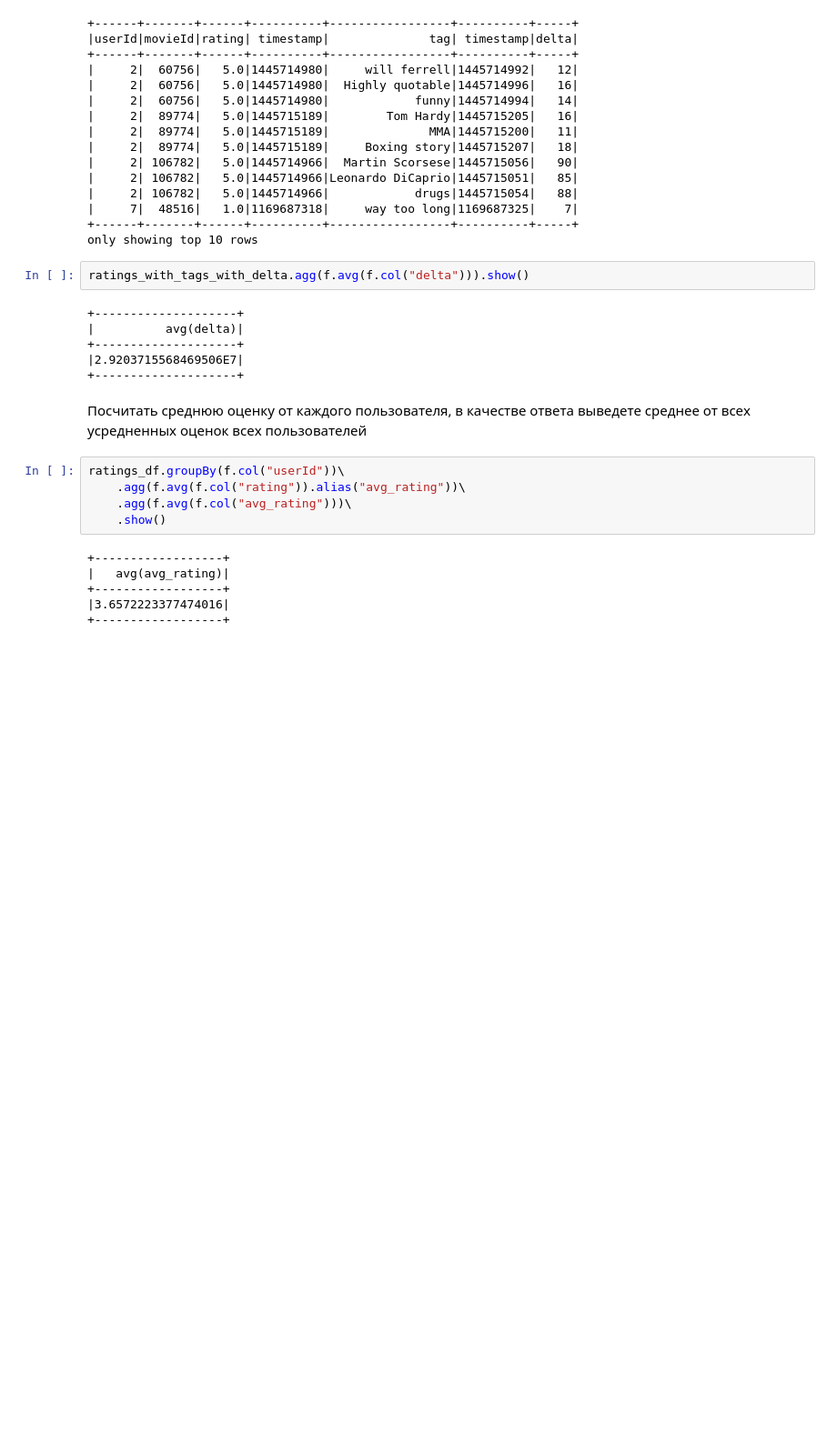
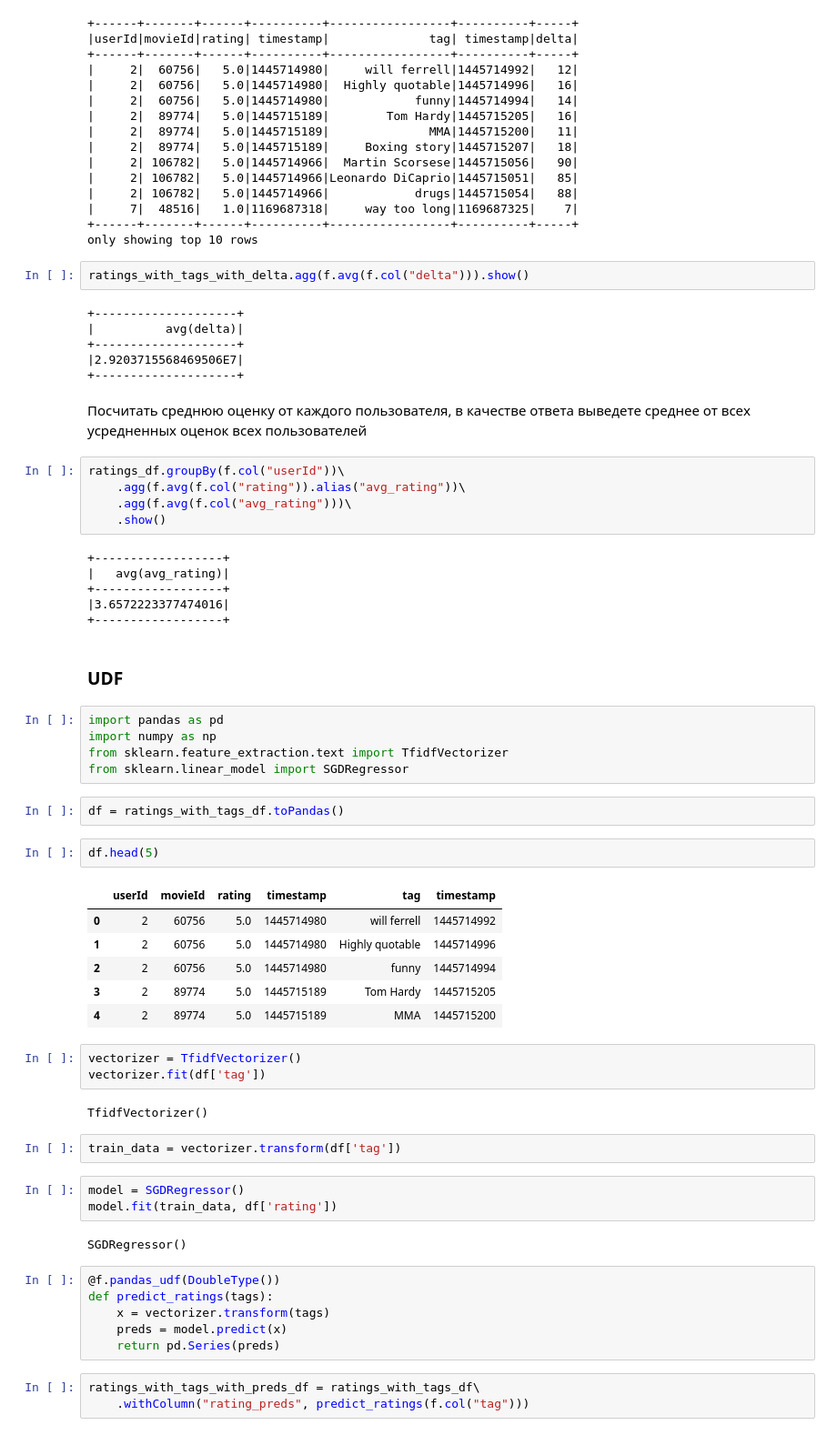
Before and after one commit to adanyaev/bigdata-hw-itmo, a Jupyter notebook: hw2/task1.ipynb, the cells around one changed output. Shown at 91% size. Drawn from its saved outputs; the diff is of its cells as text; blank space fills up the shorter version.

```diff
--- a/hw2/task1.ipynb
+++ b/hw2/task1.ipynb
@@ -174,3 +174,42 @@ ratings_df.groupBy(f.col("userId"))\
 +------------------+
 |3.6572223377474016|
 +------------------+
+# %% [markdown]
+### UDF
+# %%
+import pandas as pd
+import numpy as np
+from sklearn.feature_extraction.text import TfidfVectorizer
+from sklearn.linear_model import SGDRegressor
+# %%
+df = ratings_with_tags_df.toPandas()
+# %%
+df.head(5)
+# %% [output]
+|  | userId | movieId | rating | timestamp | tag | timestamp |
+| 0 | 2 | 60756 | 5.0 | 1445714980 | will ferrell | 1445714992 |
+| 1 | 2 | 60756 | 5.0 | 1445714980 | Highly quotable | 1445714996 |
+| 2 | 2 | 60756 | 5.0 | 1445714980 | funny | 1445714994 |
+| 3 | 2 | 89774 | 5.0 | 1445715189 | Tom Hardy | 1445715205 |
+| 4 | 2 | 89774 | 5.0 | 1445715189 | MMA | 1445715200 |
+# %%
+vectorizer = TfidfVectorizer()
+vectorizer.fit(df['tag'])
+# %% [output]
+TfidfVectorizer()
+# %%
+train_data = vectorizer.transform(df['tag'])
+# %%
+model = SGDRegressor()
+model.fit(train_data, df['rating'])
+# %% [output]
+SGDRegressor()
+# %%
+@f.pandas_udf(DoubleType())
+def predict_ratings(tags):
+    x = vectorizer.transform(tags)
+    preds = model.predict(x)
+    return pd.Series(preds)
+# %%
+ratings_with_tags_with_preds_df = ratings_with_tags_df\
+    .withColumn("rating_preds", predict_ratings(f.col("tag")))
```
Also changed, not shown: parts of 7 cells of this notebook, 6 other files.
